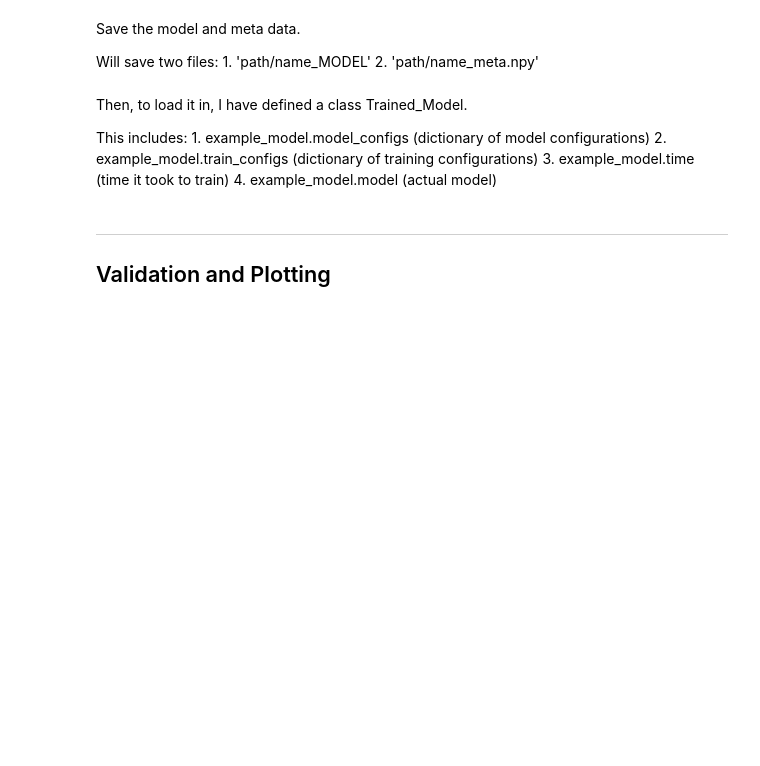
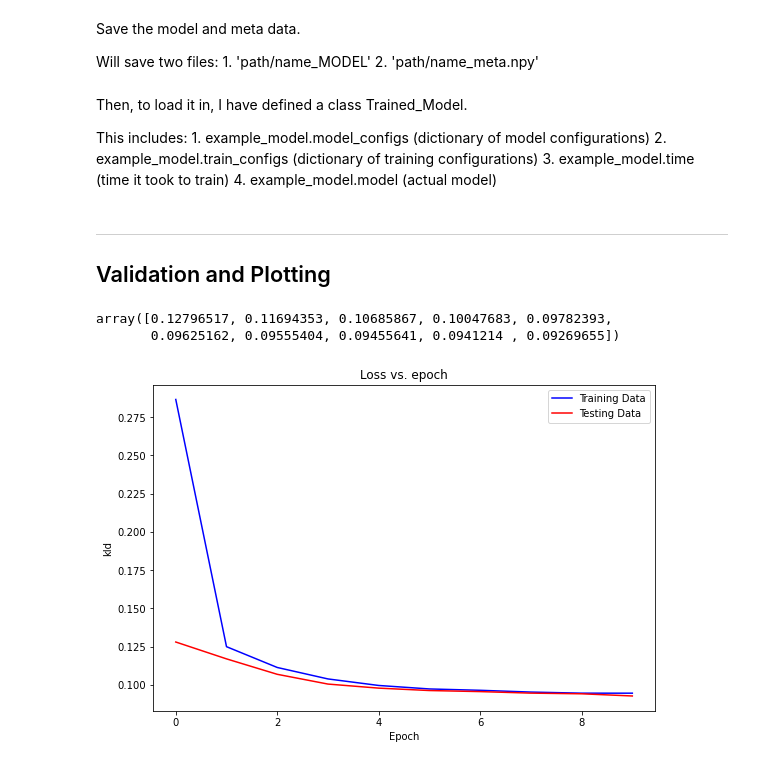
Before and after one commit to mtcarilli/CME_approximations, a Jupyter notebook: Conditional/Train_Conditional.ipynb, the cells around one changed output. Cells and saved outputs as stored; diff of their text form; code cells hidden in the pictures; blank space fills up the shorter version.

```diff
--- a/Conditional/Train_Conditional.ipynb
+++ b/Conditional/Train_Conditional.ipynb
@@ -143,9 +191,9 @@ importlib.reload(trc)
 # %%
 t1 = time.time()
-e,t,model = trc.train(train_list[200:210],test_list[0:10],model_config,train_config,get_ypred_at_RT)
+e,t,model = trc.train(train_list[:200],test_list[:200],model_config,train_config,get_ypred_at_RT)
 t2 = time.time()
 
-time = t2-t1
+dt = t2-t1
 print(t2-t1)
 # %% [output]
 Epoch Number: 0
@@ -197,6 +248,13 @@ example_model = ttc.Trained_Model(path, name)
 -----
 
 ## Validation and Plotting
+# %%
+t
+# %% [output]
+array([0.12796517, 0.11694353, 0.10685867, 0.10047683, 0.09782393,
+       0.09625162, 0.09555404, 0.09455641, 0.0941214 , 0.09269655])
 # %%
-ttc.plot_training(e_,t_,metric='kld')
+ttc.plot_training(e,t,metric='kld')
+# %% [output]
+[figure, added]
 # %%
```
Also changed, not shown: parts of 30 cells of this notebook.
